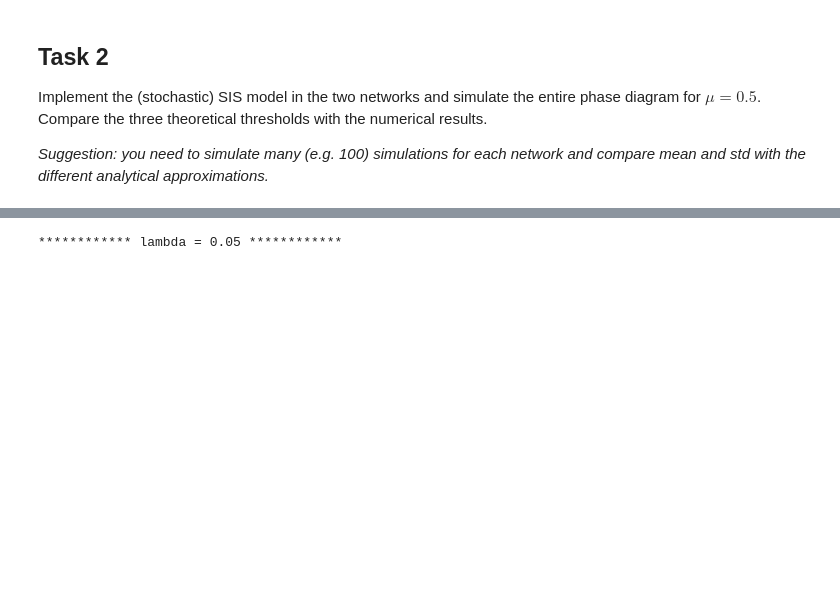
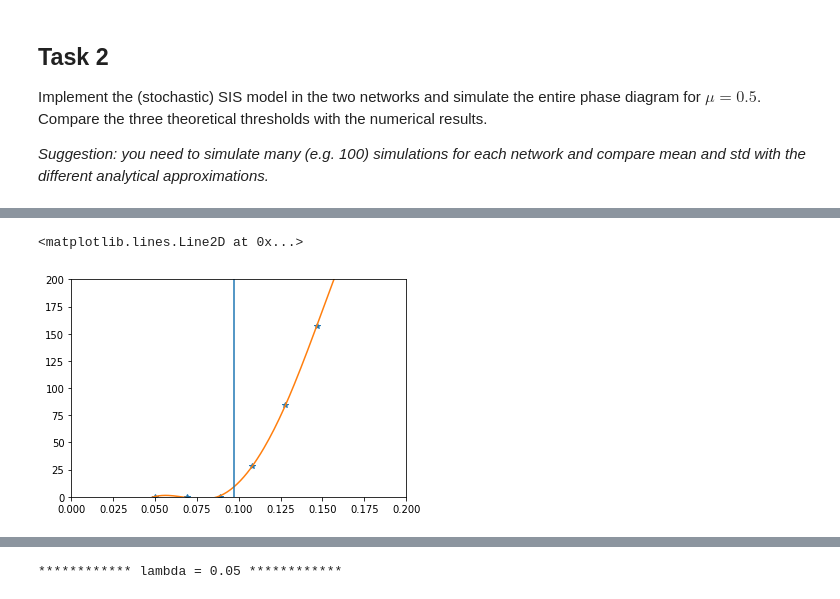
Before and after one commit to Agos95/ComplexSyst, a Jupyter notebook: 02/Agostini_Federico_code2.ipynb, the cells around one changed output, grey strips where cells are left out. Saved outputs shown, nothing was run; the diff lists cells and outputs as text; code cells hidden in the pictures; blank space fills up the shorter version.

```diff
--- a/02/Agostini_Federico_code2.ipynb
+++ b/02/Agostini_Federico_code2.ipynb
@@ -241,0 +242,16 @@ test
+# %%
+from scipy.interpolate import UnivariateSpline as USpl
+
+fit = USpl(x=lambdas, y=I_final)
+x = np.linspace(0,1,1000)
+predict = fit(x)
+
+plt.plot(lambdas,I_final,"*")
+plt.plot(x, predict)
+plt.xlim(0,0.2)
+plt.ylim(0,200)
+
+plt.axvline(0.0971628449280995)
+# %% [output]
+<matplotlib.lines.Line2D at 0x...>
+[figure, added]
```
Also changed, not shown: parts of 15 cells of this notebook, 5 other files.
